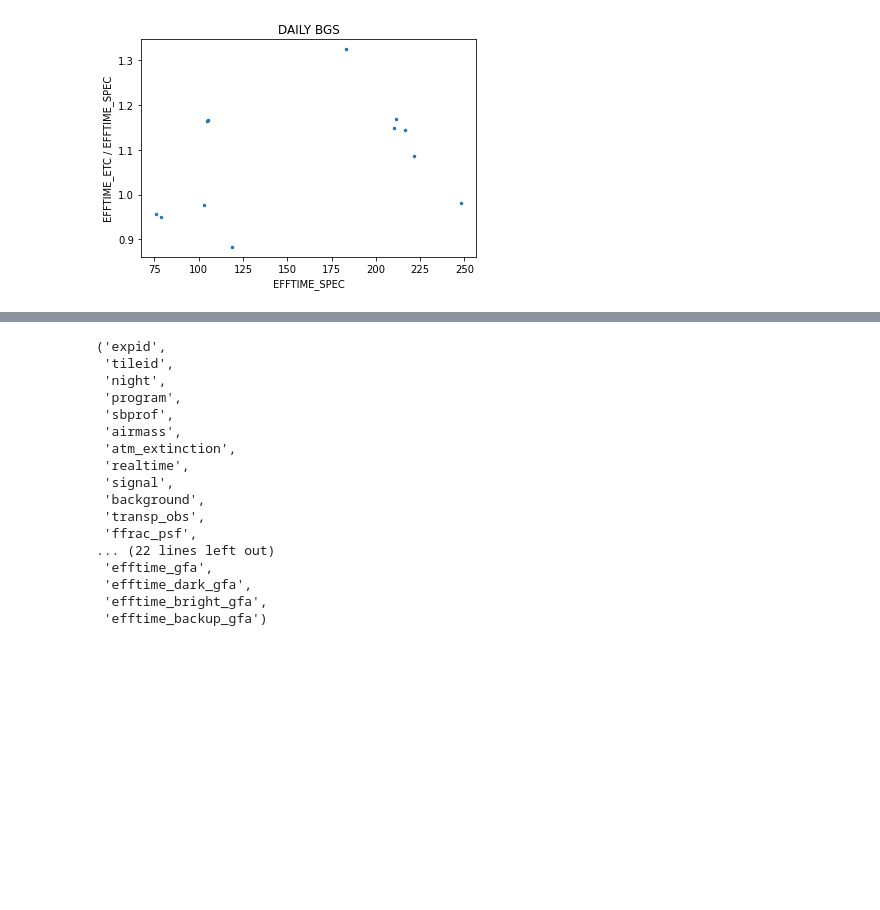
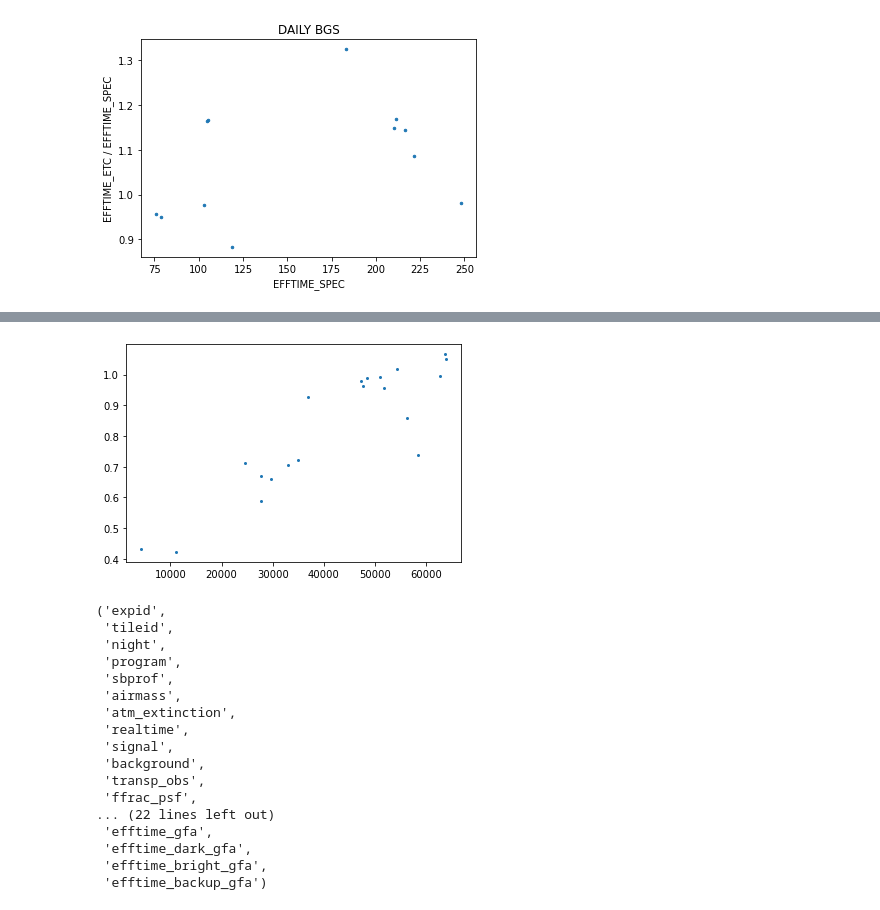
Before and after one commit to michaelJwilson/tsnr-extfiberloss, a Jupyter notebook: gfa-comp.ipynb, the cells around one changed output, grey strips where cells are left out. Saved outputs shown, nothing was run; the diff lists cells and outputs as text; code cells hidden in the pictures; blank space fills up the shorter version.

```diff
--- a/gfa-comp.ipynb
+++ b/gfa-comp.ipynb
@@ -855 +877,10 @@ zerooff = Table.read('/global/cscratch1/sd/mjwilson/trash/test_20210510_extfiber
+# %%
+for x in [sky_ivar]:
+    isin  = x['sbprof'] == 'ELG'
+    pl.plot(x['tsnr2_elg_r_signal'][isin], x['signal'][isin], marker='.', lw=0.0, markersize=4)
+
+# pl.xlabel('SKY_MAG_AB_GFA')
+# pl.ylabel('tsnr2_bgs_r_background'.upper())
+# %% [output]
+[figure, added]
 # %%
```
Also changed, not shown: parts of 13 cells of this notebook, 3 other files.
